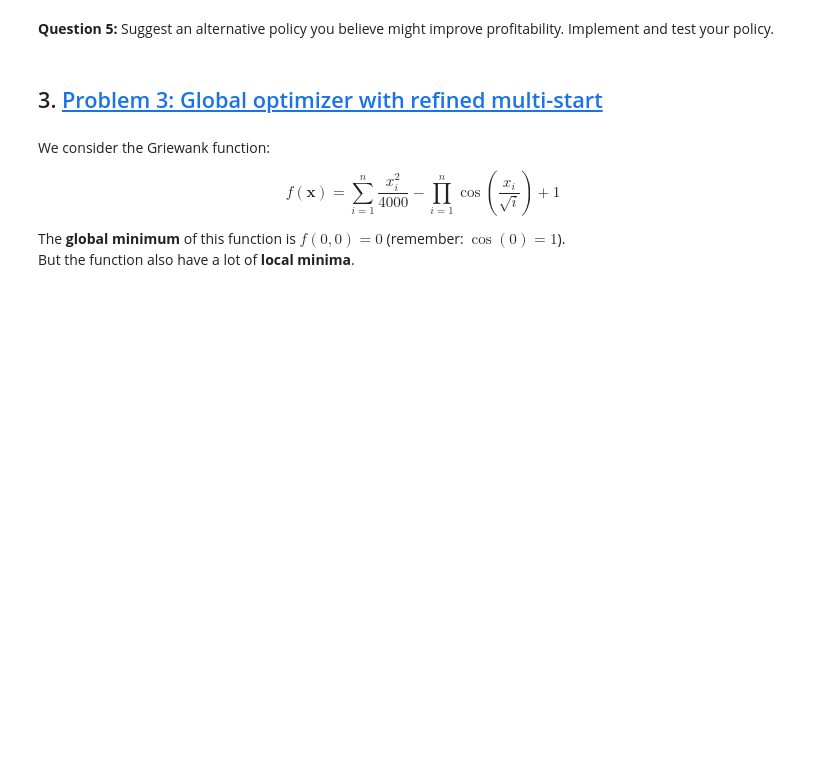
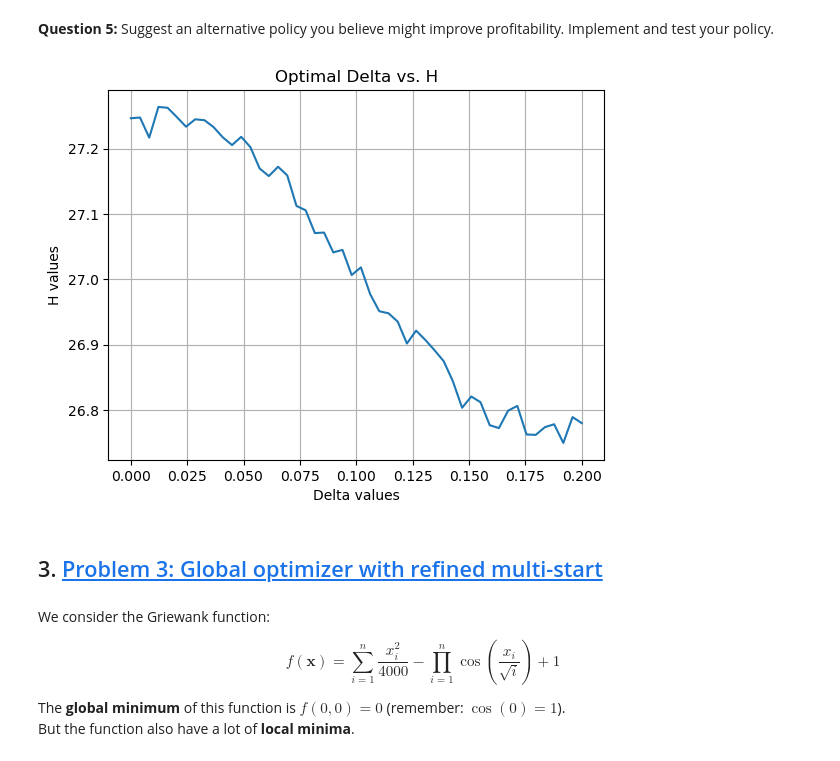
Before and after one commit to NumEconCopenhagen/projects-2023-siuuu, a Jupyter notebook: Exam/Exam-2023-notebook.ipynb, the cells around one changed output. Drawn from its saved outputs; the diff is of its cells as text; code cells hidden in the pictures; blank space fills up the shorter version.

```diff
--- a/Exam/Exam-2023-notebook.ipynb
+++ b/Exam/Exam-2023-notebook.ipynb
@@ -441,3 +584,59 @@ With $\Delta \geq 0$ and $\Delta = 0$ being the previous policy.
+# %%
+import numpy as np
+import matplotlib.pyplot as plt
+
+# Baseline parameters
+rho = 0.90
+iota = 0.01
+sigma_epsilon = 0.10
+R = (1 + 0.01) ** (1 / 12)
+
+K = 2000
+eta = 0.5
+w = 1
+
+# Define range of delta values to iterate over
+delta_values = np.linspace(0, 0.2, 50)  # Adjust the range as needed
+
+H_values = []
+
+for delta in delta_values:
+    H = 0
+
+    for j in range(K):
+        epsilon_series = np.random.normal(loc=-0.5 * sigma_epsilon**2, scale=sigma_epsilon, size=(120))
+        kappa = 1
+        exvalue = 0
+        l_t = np.zeros(120)  # Array to store l_t values
+        l_t[0] = 0  # Initial value of l_t
+
+        for t in range(1, 119):
+            kappa_t = np.exp(rho * np.log(kappa) + epsilon_series[t-1])
+
+            if abs(l_t[t-1] - ((1 - eta) * kappa_t / w) ** (1 / eta)) > delta:
+                l_t[t] = ((1 - eta) * kappa_t / w) ** (1 / eta)
+            else:
+                l_t[t] = l_t[t-1]
+
+            adjustment_cost = iota if l_t[t] != 0 else 0
+            profit = kappa_t * l_t[t]**(1 - eta) - w * l_t[t] - adjustment_cost
+            exvalue += R**(-t) * profit
+
+        h = exvalue
+        H += h
+
+    H /= K
+    H_values.append(H)
+
+# Create the figure
+plt.plot(delta_values, H_values)
+plt.xlabel("Delta values")
+plt.ylabel("H values")
+plt.title("Optimal Delta vs. H")
+plt.grid(True)
+plt.show()
+# %% [output]
+[figure, added]
 # %% [markdown]
 ## 3. <a id='toc3_'></a>[Problem 3: Global optimizer with refined multi-start](#toc0_)
 # %% [markdown]
```
Also changed, not shown: parts of 11 cells of this notebook.
